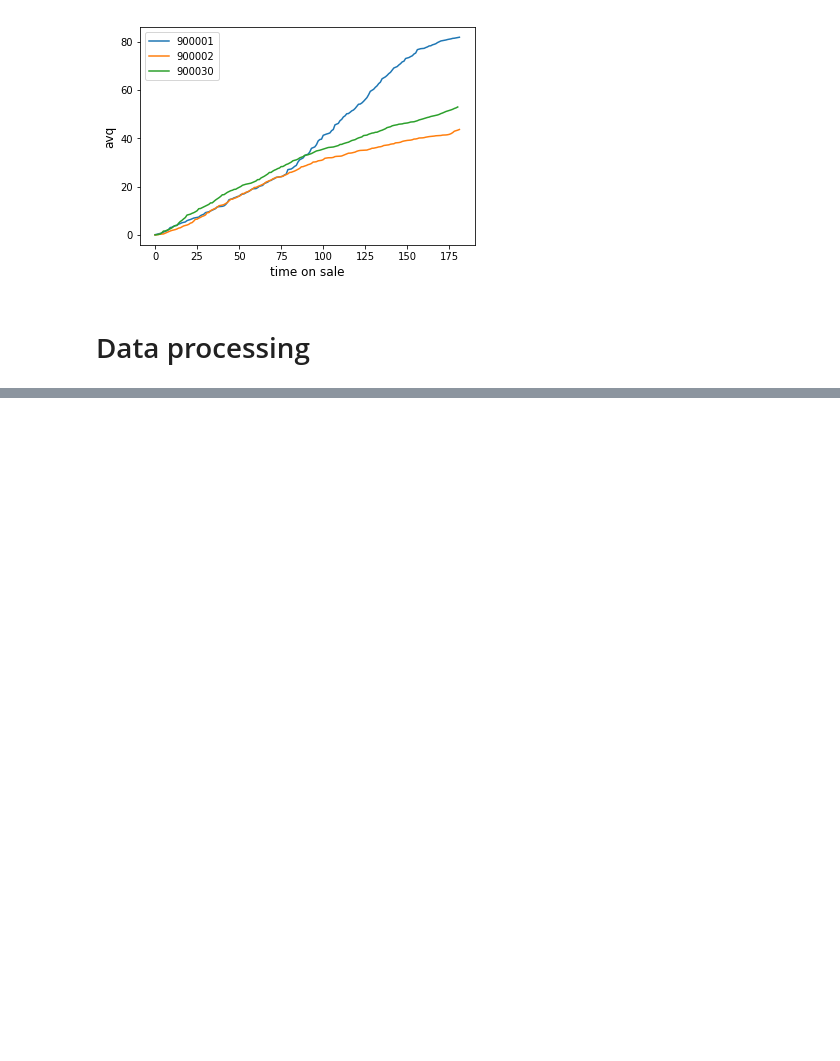
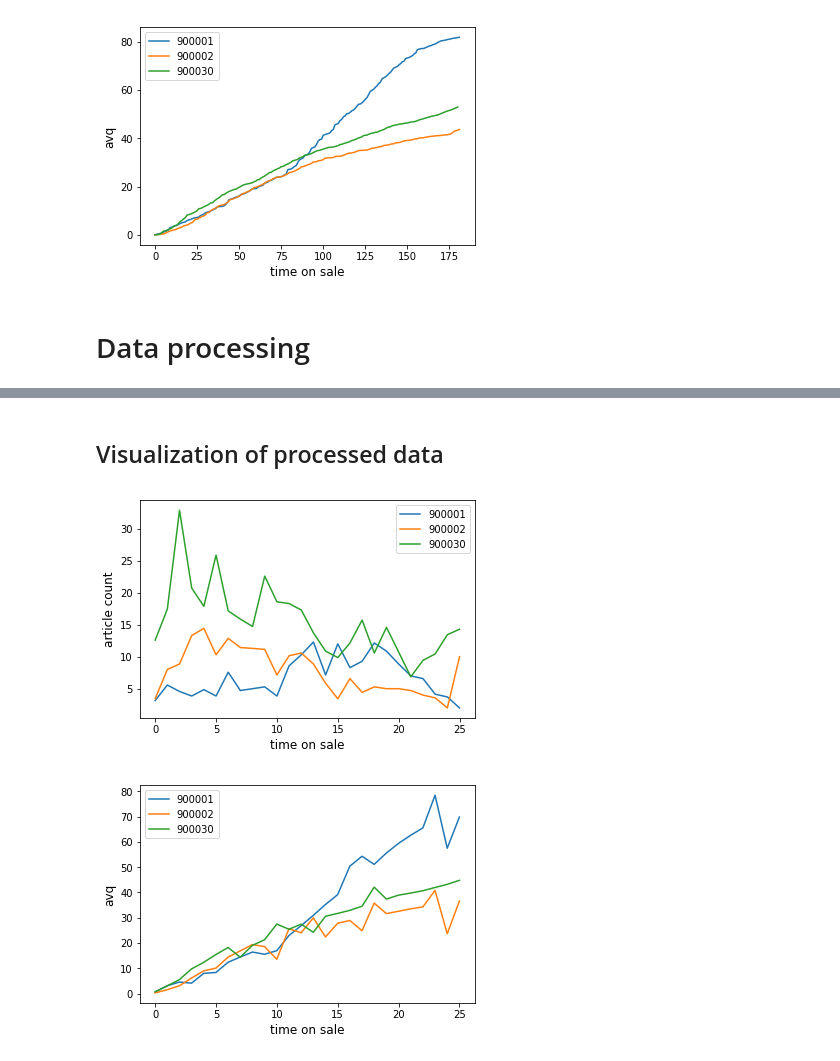
Before and after one commit to indyfree/tailor, a Jupyter notebook: notebooks/10-presentation-notebook.ipynb, the cells around one changed output, grey strips where cells are left out. Drawn from its saved outputs; the diff is of its cells as text; code cells hidden in the pictures; blank space fills up the shorter version.

Commit message:
add data-processing and exploration chapter

```diff
--- a/notebooks/10-presentation-notebook.ipynb
+++ b/notebooks/10-presentation-notebook.ipynb
@@ -126,0 +153,3 @@ As part of this, we transform the different columns into specific datatypes:
+# %%
+processed_data = data.load_data()
+processed_data
@@ -126,0 +196,8 @@ As part of this, we transform the different columns into specific datatypes:
+# %% [markdown]
+## Visualization of processed data
+# %%
+plot_articles(processed_data, [900001, 900002, 900030], 'article_count');
+plot_articles(processed_data, [900001, 900002, 900030], 'avq');
+# %% [output]
+[figure, added]
+[figure, added]
```
Also changed, not shown: parts of 18 cells of this notebook, 1 other file.
